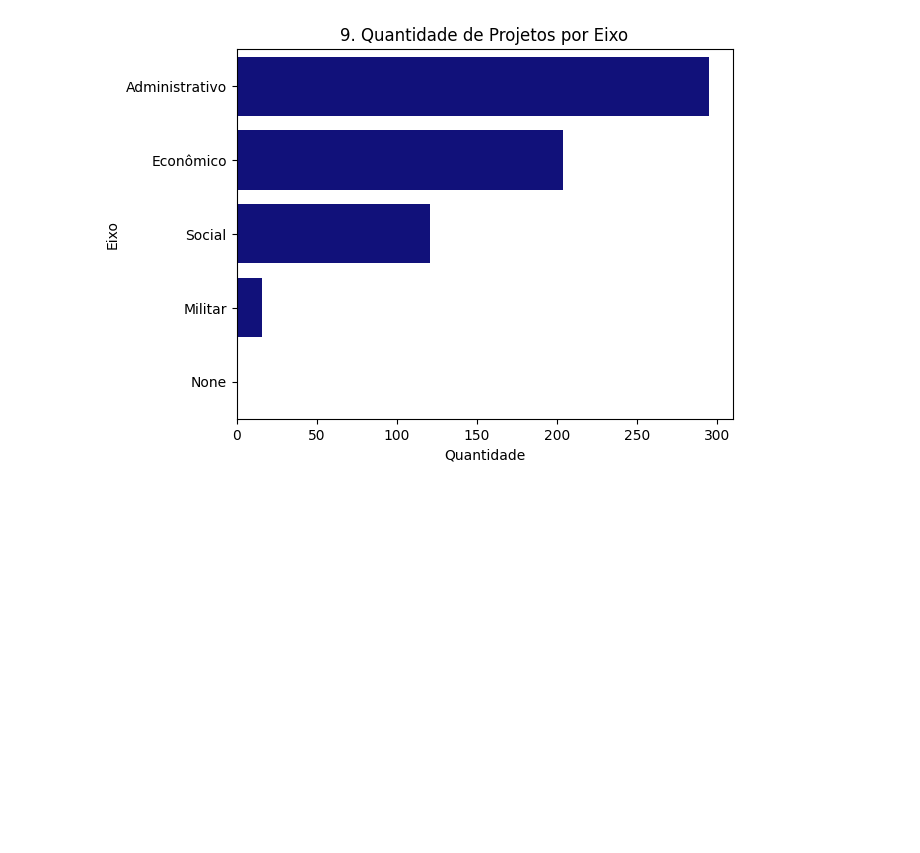
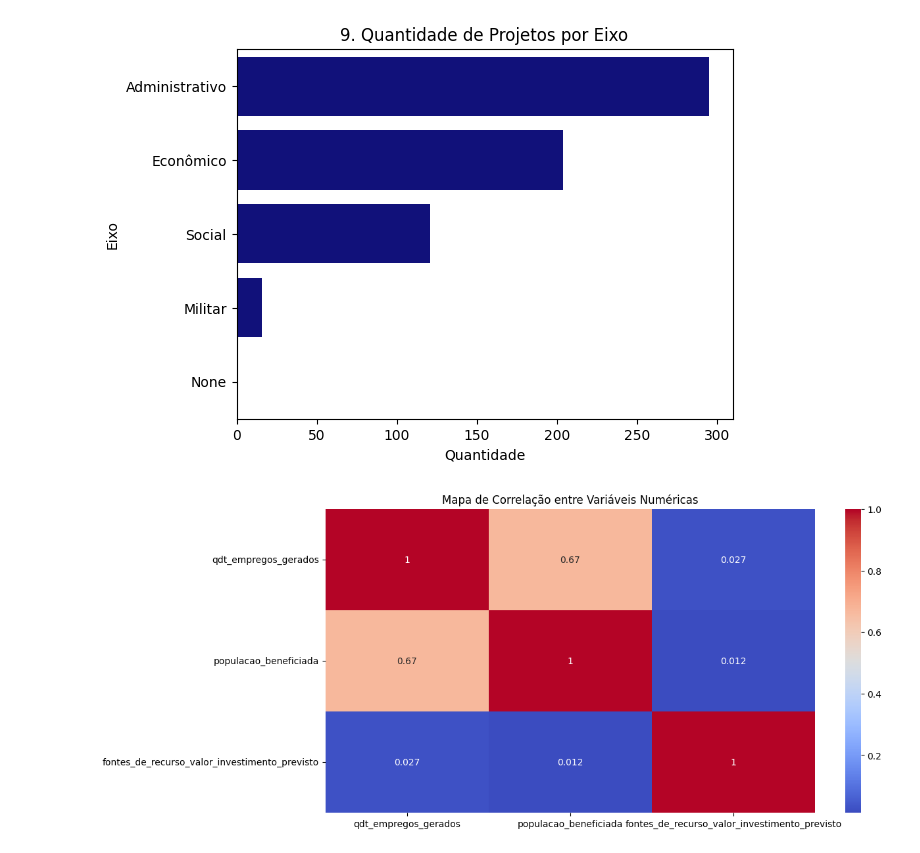
Before and after one commit to bottinolucas/lablivre-bolsista, a Jupyter notebook: etl.ipynb, the cells around one changed output. Saved outputs shown, nothing was run; the diff lists cells and outputs as text; code cells hidden in the pictures; blank space fills up the shorter version.

```diff
--- a/etl.ipynb
+++ b/etl.ipynb
@@ -516,3 +516,19 @@ plt.ylabel('Eixo')
 # %% [output]
 Text(0, 0.5, 'Eixo')
 [figure]
+# %%
+query_corr = """
+SELECT qdt_empregos_gerados,
+       populacao_beneficiada,
+       fontes_de_recurso_valor_investimento_previsto
+FROM projetos_investimento
+"""
+df_corr = pd.read_sql(query_corr, engine)
+
+plt.figure(figsize=(12,6))
+corr = df_corr.corr()
+sns.heatmap(corr, annot=True, cmap='coolwarm')
+plt.title('Mapa de Correlação entre Variáveis Numéricas')
+plt.show()
+# %% [output]
+[figure, added]
```
Also changed, not shown: parts of 4 cells of this notebook, 1 other file.
